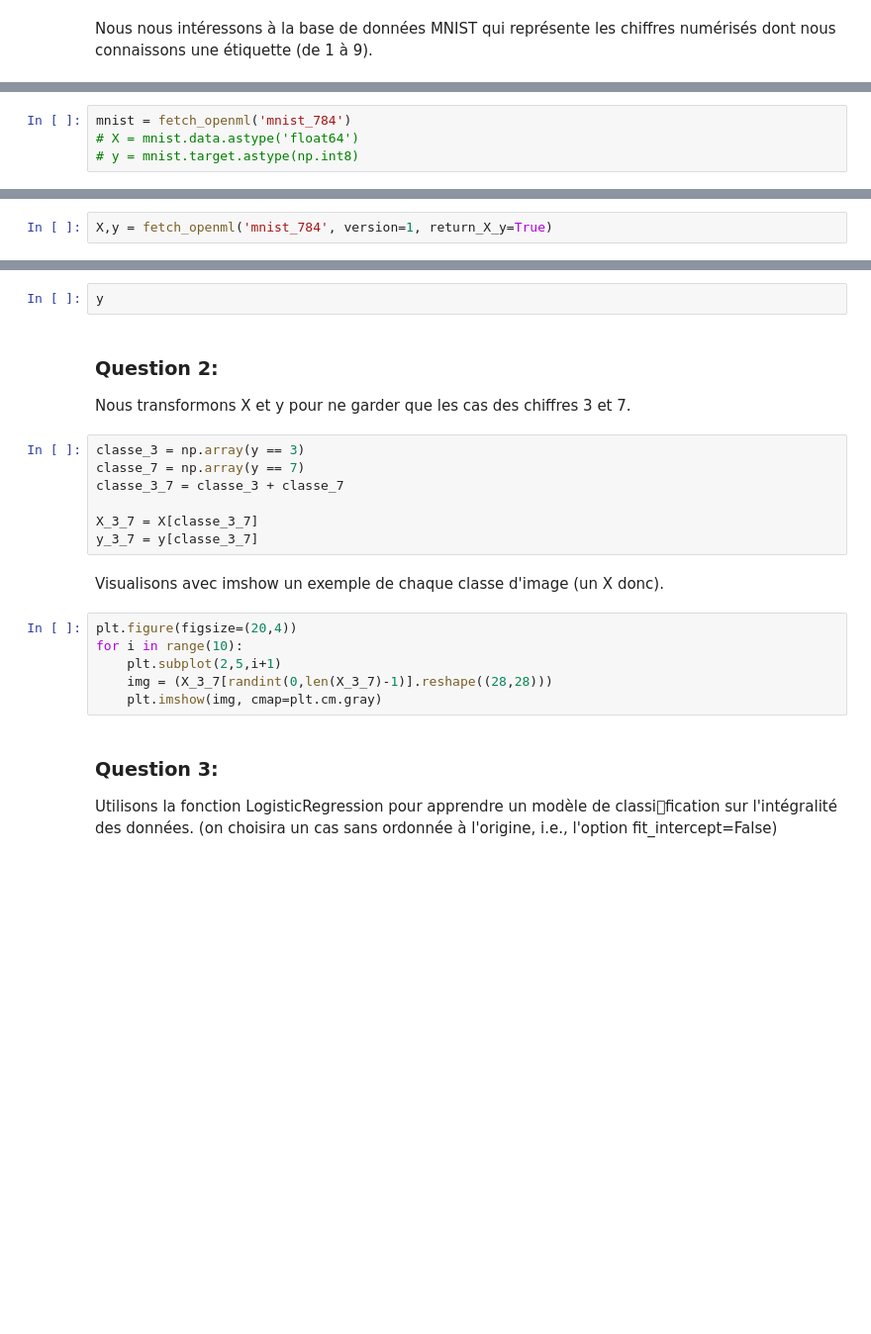
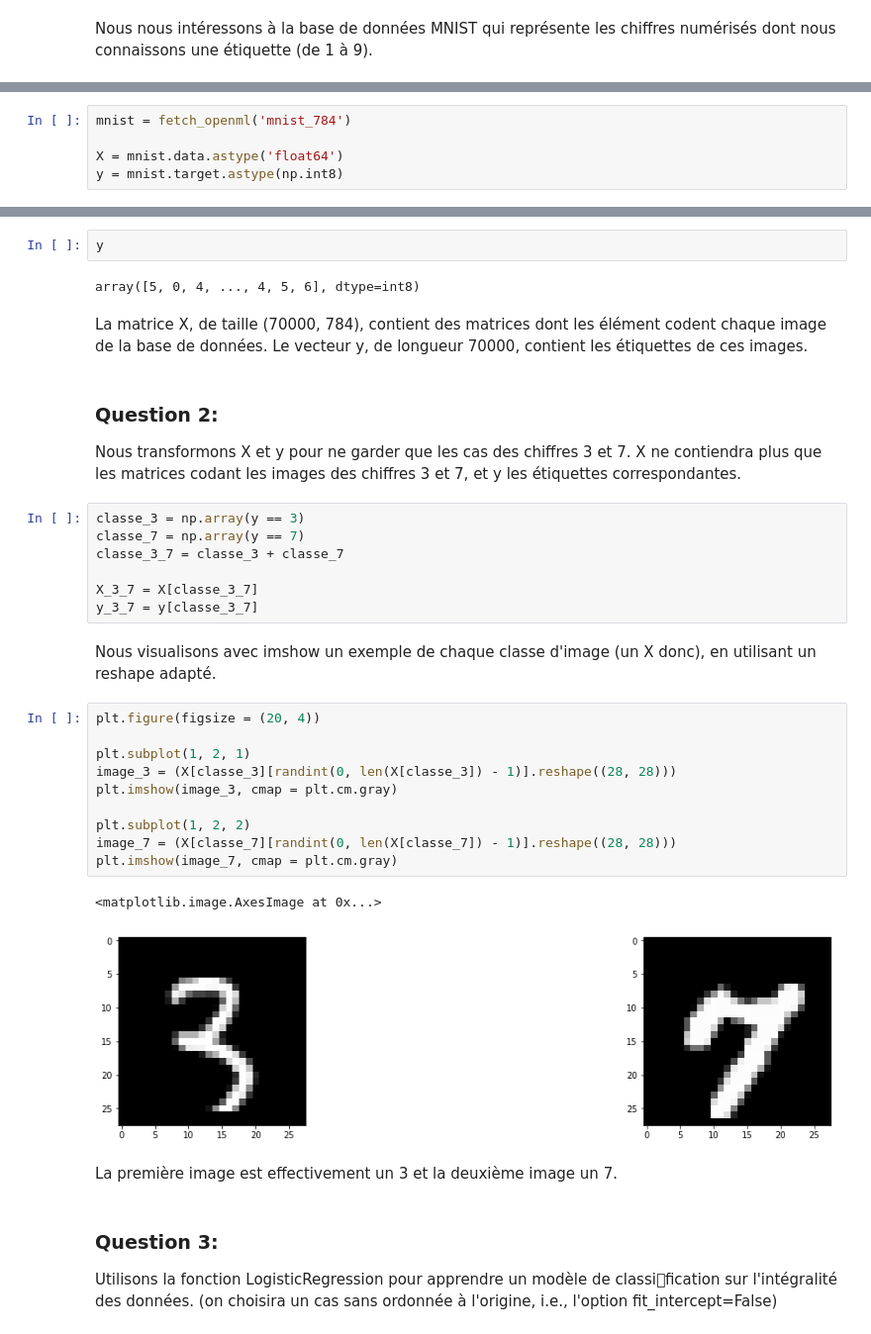
Before and after one commit to EmelineToustou/Emeline_Megane_HMMA238, a Jupyter notebook: notebook_tp_BOYER_TOUSTOU.ipynb, the cells around one changed output, grey strips where cells are left out. Shown at 99% size. Cells and saved outputs as stored; diff of their text form; blank space fills up the shorter version.

```diff
--- a/notebook_tp_BOYER_TOUSTOU.ipynb
+++ b/notebook_tp_BOYER_TOUSTOU.ipynb
@@ -222,7 +224,8 @@ from sklearn.datasets import fetch_openml
 from random import randint
 # %%
 mnist = fetch_openml('mnist_784')
-# X = mnist.data.astype('float64')
-# y = mnist.target.astype(np.int8)
+
+X = mnist.data.astype('float64')
+y = mnist.target.astype(np.int8)
 # %%
 mnist.keys()
@@ -239,4 +256,2 @@ Autre façon:
-# %%
-X,y = fetch_openml('mnist_784', version=1, return_X_y=True)
 # %%
 X
@@ -243,9 +266,13 @@ X
 # %%
 y
+# %% [output]
+array([5, 0, 4, ..., 4, 5, 6], dtype=int8)
+# %% [markdown]
+La matrice X, de taille (70000, 784), contient des matrices dont les élément codent chaque image de la base de données. Le vecteur y, de longueur 70000, contient les étiquettes de ces images.
 # %% [markdown]
 ### Question 2:
 
-Nous transformons X et y pour ne garder que les cas des chiffres 3 et 7.
+Nous transformons X et y pour ne garder que les cas des chiffres 3 et 7. X ne contiendra plus que les matrices codant les images des chiffres 3 et 7, et y les étiquettes correspondantes.
 # %%
 classe_3 = np.array(y == 3)
 classe_7 = np.array(y == 7)
@@ -254,13 +281,22 @@ classe_3_7 = classe_3 + classe_7
 X_3_7 = X[classe_3_7]
 y_3_7 = y[classe_3_7]
 # %% [markdown]
-Visualisons avec imshow un exemple de chaque classe d'image (un X donc).
+Nous visualisons avec imshow un exemple de chaque classe d'image (un X donc), en utilisant un reshape adapté.
 # %%
-plt.figure(figsize=(20,4))
-for i in range(10):
-    plt.subplot(2,5,i+1)
-    img = (X_3_7[randint(0,len(X_3_7)-1)].reshape((28,28)))
-    plt.imshow(img, cmap=plt.cm.gray)
+plt.figure(figsize = (20, 4))
+
+plt.subplot(1, 2, 1)
+image_3 = (X[classe_3][randint(0, len(X[classe_3]) - 1)].reshape((28, 28)))
+plt.imshow(image_3, cmap = plt.cm.gray)
+
+plt.subplot(1, 2, 2)
+image_7 = (X[classe_7][randint(0, len(X[classe_7]) - 1)].reshape((28, 28)))
+plt.imshow(image_7, cmap = plt.cm.gray)
+# %% [output]
+<matplotlib.image.AxesImage at 0x...>
+[figure, added]
+# %% [markdown]
+La première image est effectivement un 3 et la deuxième image un 7.
 # %% [markdown]
 ### Question 3:
 
```
Also changed, not shown: parts of 10 cells of this notebook, 1 other file.
